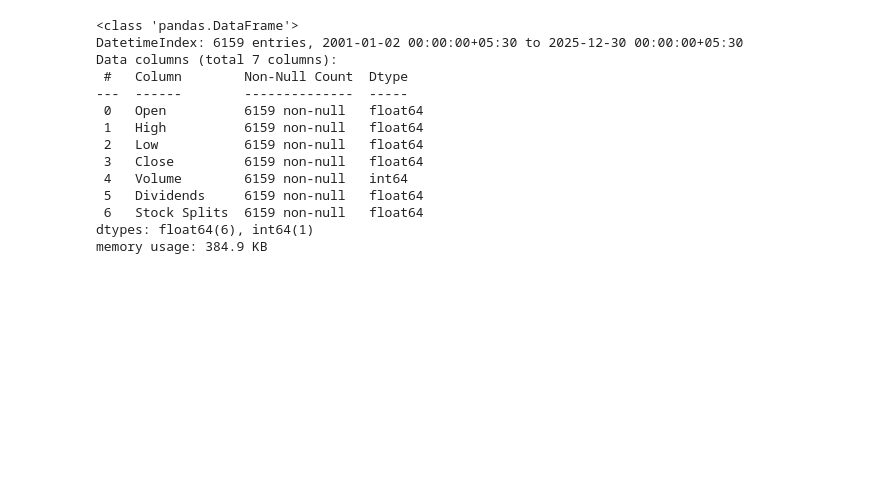
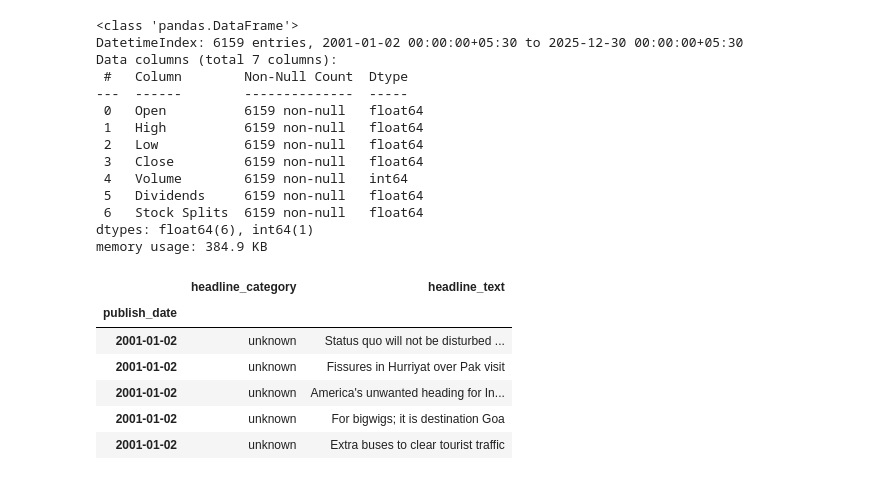
Before and after one commit to hossaintaufiq/StockPricePrediction, a Jupyter notebook: Stock_Price_Prediction.ipynb, the cells around one changed output. Saved outputs shown, nothing was run; the diff lists cells and outputs as text; code cells hidden in the pictures; blank space fills up the shorter version.

```diff
--- a/Stock_Price_Prediction.ipynb
+++ b/Stock_Price_Prediction.ipynb
@@ -54,4 +54,14 @@ Data columns (total 7 columns):
 dtypes: float64(6), int64(1)
 memory usage: 384.9 KB
 # %%
-news= pd.read_csv
+news= pd.read_csv("india-news-headlines.csv", parse_dates=['publish_date'], index_col=['publish_date'])
+# %%
+news.head()
+# %% [output]
+|  | headline_category | headline_text |
+| publish_date |  |  |
+| 2001-01-02 | unknown | Status quo will not be disturbed ... |
+| 2001-01-02 | unknown | Fissures in Hurriyat over Pak visit |
+| 2001-01-02 | unknown | America's unwanted heading for In... |
+| 2001-01-02 | unknown | For bigwigs; it is destination Goa |
+| 2001-01-02 | unknown | Extra buses to clear tourist traffic |
```
Also changed, not shown: parts of 6 cells of this notebook.
